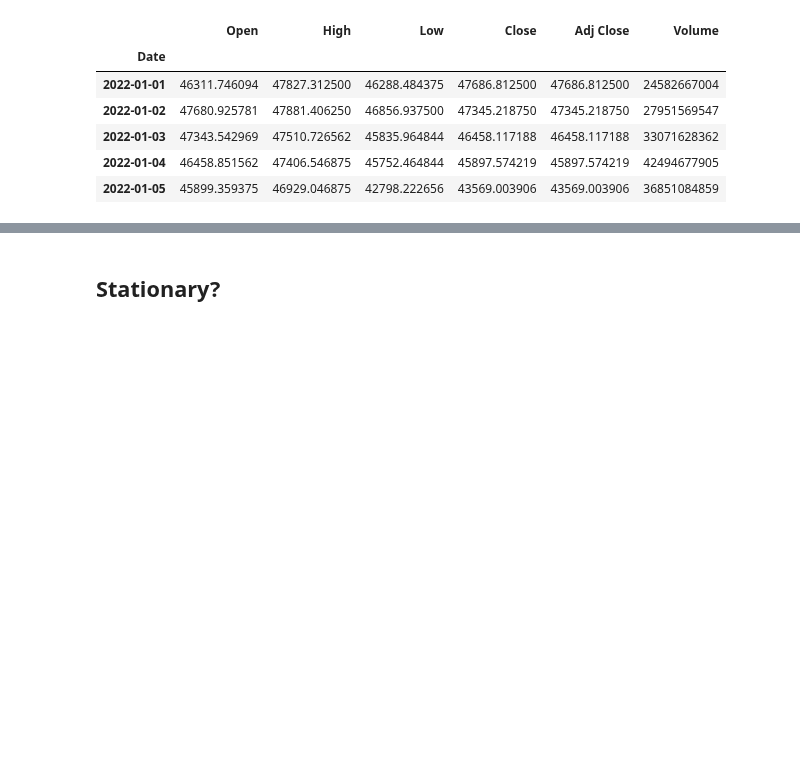
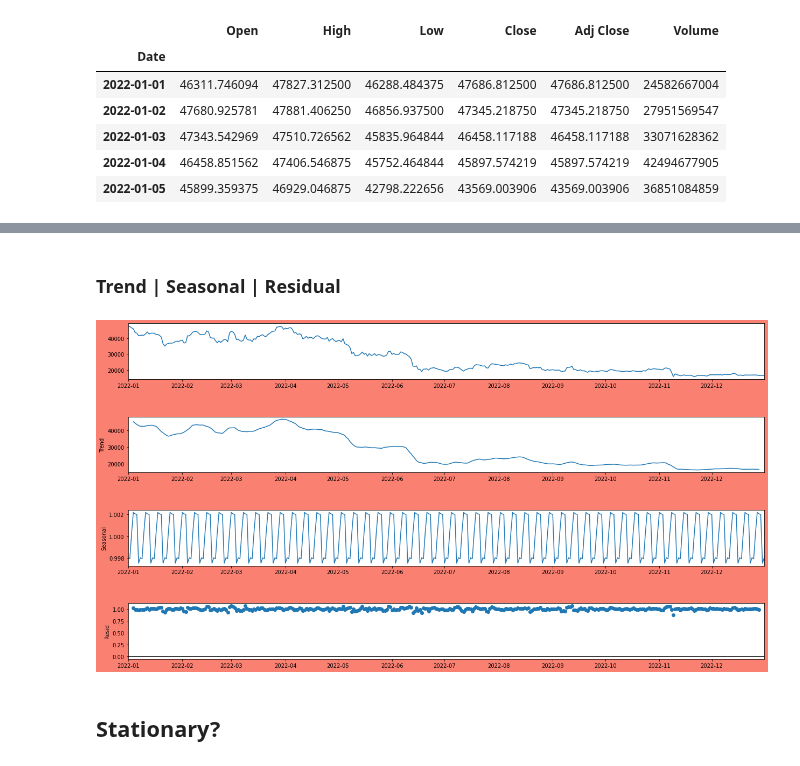
Before and after one commit to amyrmahdy/pets, a Jupyter notebook: AI/time_series/bitcoin/main.ipynb, the cells around one changed output, grey strips where cells are left out. Cells and saved outputs as stored; diff of their text form; code cells hidden in the pictures; blank space fills up the shorter version.

```diff
--- a/AI/time_series/bitcoin/main.ipynb
+++ b/AI/time_series/bitcoin/main.ipynb
@@ -48,3 +60,13 @@ plt.show()
+# %% [markdown]
+### Trend | Seasonal | Residual
+# %%
+decompose_result = seasonal_decompose(close, model = "multiplicative")
+fig_decompose = decompose_result.plot()
+fig_decompose.set_size_inches((20,10))
+fig_decompose.set_facecolor("salmon")
+plt.show()
+# %% [output]
+[figure, added]
 # %% [markdown]
 ## Stationary?
 # %%
```
Also changed, not shown: parts of 30 cells of this notebook.
